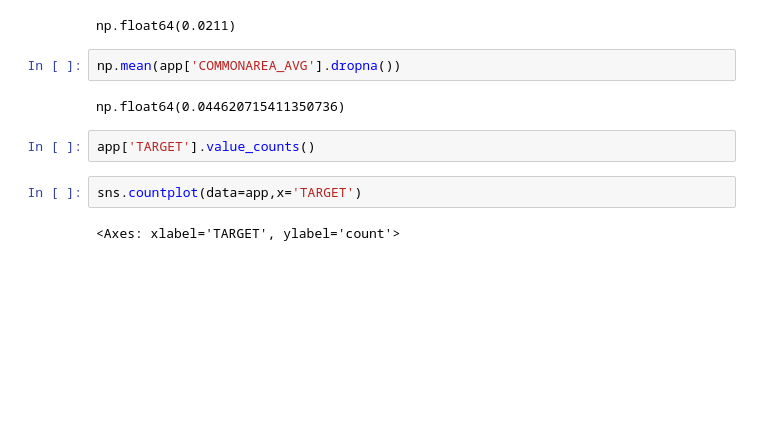
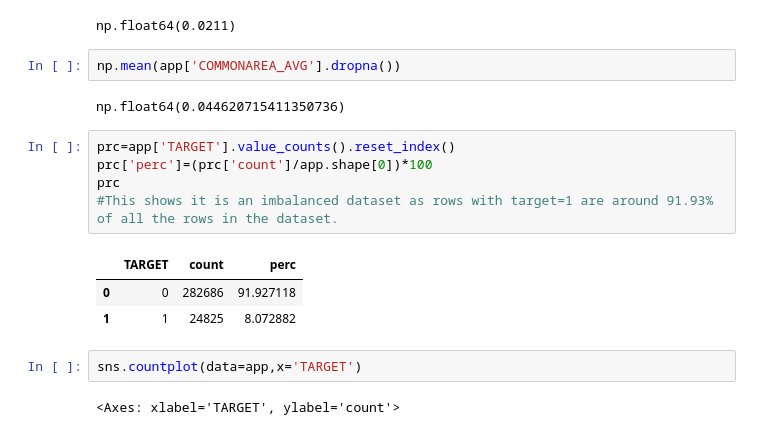
Before and after one commit to AayushParab44/240840325001_EDA_Statistics_Exam, a Jupyter notebook: 240840325001_EDA_Exam.ipynb, the cells around one changed output. Saved outputs shown, nothing was run; the diff lists cells and outputs as text; blank space fills up the shorter version.

```diff
--- a/240840325001_EDA_Exam.ipynb
+++ b/240840325001_EDA_Exam.ipynb
@@ -134,8 +134,15 @@ np.float64(0.0211)
 np.mean(app['COMMONAREA_AVG'].dropna())
 # %% [output]
 np.float64(0.044620715411350736)
-# %%
-app['TARGET'].value_counts()
+# %%
+prc=app['TARGET'].value_counts().reset_index()
+prc['perc']=(prc['count']/app.shape[0])*100
+prc
+#This shows it is an imbalanced dataset as rows with target=1 are around 91.93% of all the rows in the dataset.
+# %% [output]
+|  | TARGET | count | perc |
+| 0 | 0 | 282686 | 91.927118 |
+| 1 | 1 | 24825 | 8.072882 |
 # %%
 sns.countplot(data=app,x='TARGET')
 # %% [output]
```
Also changed, not shown: parts of 15 cells of this notebook.
